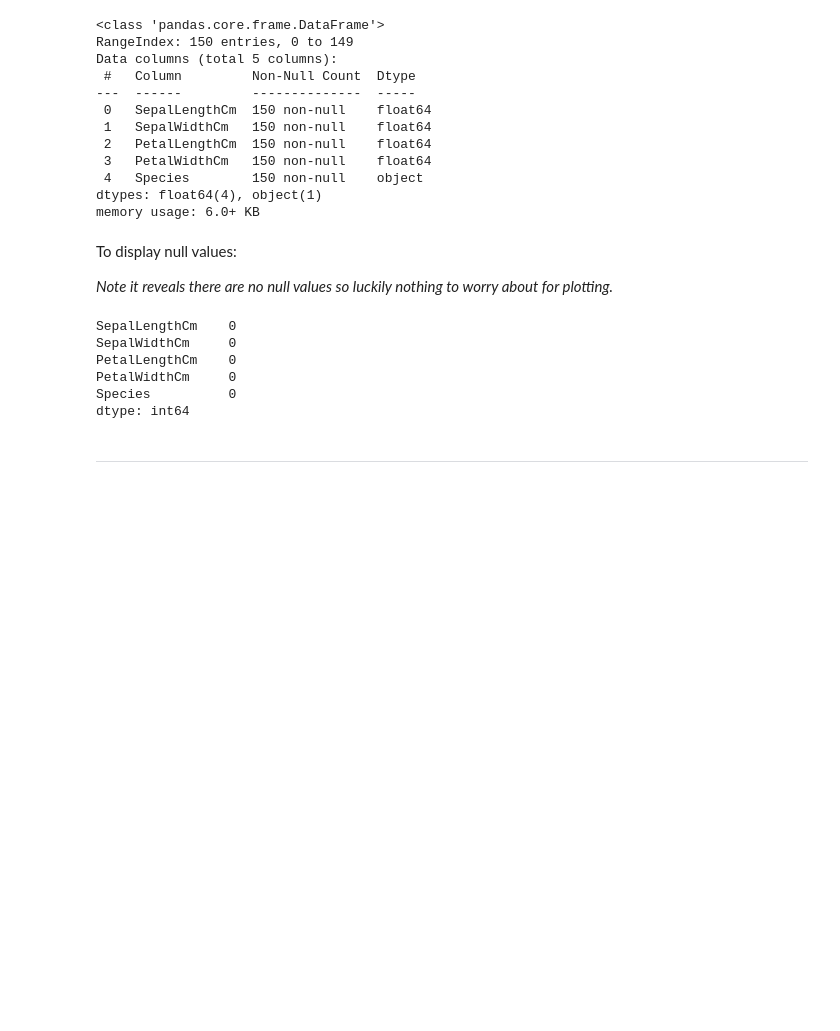
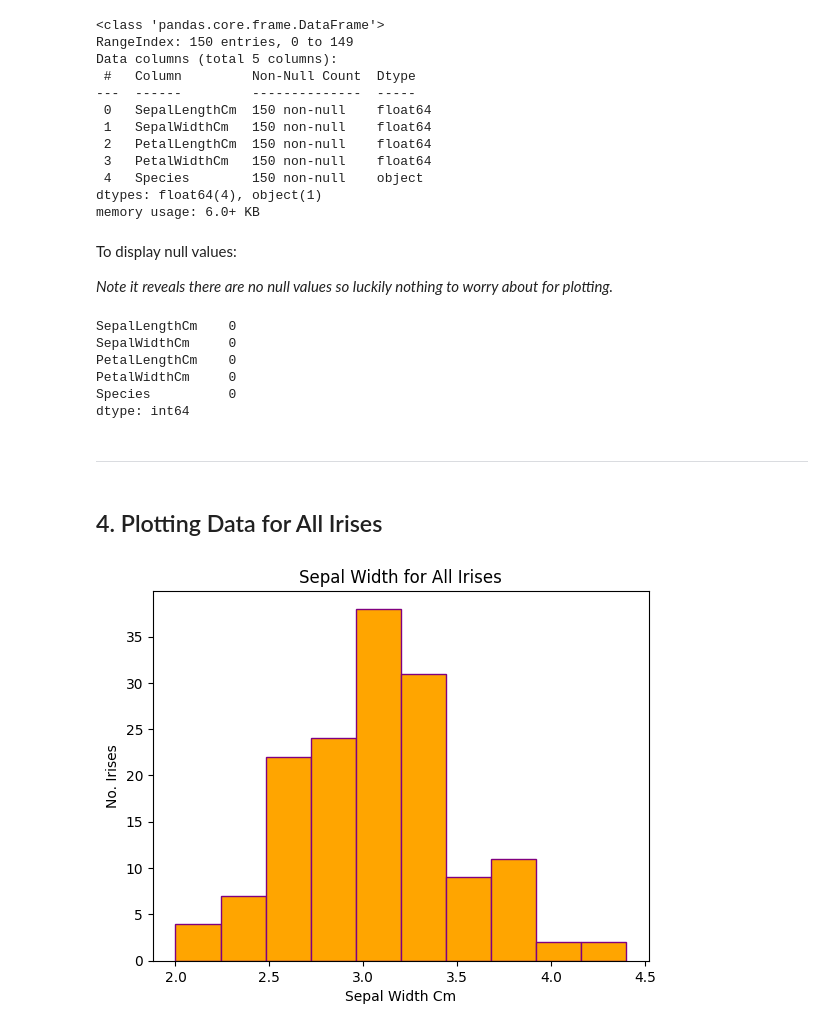
Before and after one commit to PectenMaximus/FDA_1, a Jupyter notebook: FDA1_Notebook.ipynb, the cells around one changed output. Cells and saved outputs as stored; diff of their text form; code cells hidden in the pictures; blank space fills up the shorter version.

Commit message:
More Plotting

```diff
--- a/FDA1_Notebook.ipynb
+++ b/FDA1_Notebook.ipynb
@@ -109,3 +110,16 @@ Species          0
 dtype: int64
 # %% [markdown]
 -------------------
+# %% [markdown]
+## 4. Plotting Data for All Irises
+# %%
+# Histoogram of sepal width for all irises
+x = np.array(IrisData['SepalWidthCm'])
+plt.title("Sepal Width for All Irises", loc = 'center')
+plt.xlabel("Sepal Width Cm")
+plt.ylabel("No. Irises")
+
+plt.hist(x, color= 'orange', edgecolor='purple')
+plt.show()
+# %% [output]
+[figure, added]
```
Also changed, not shown: parts of 23 cells of this notebook.
